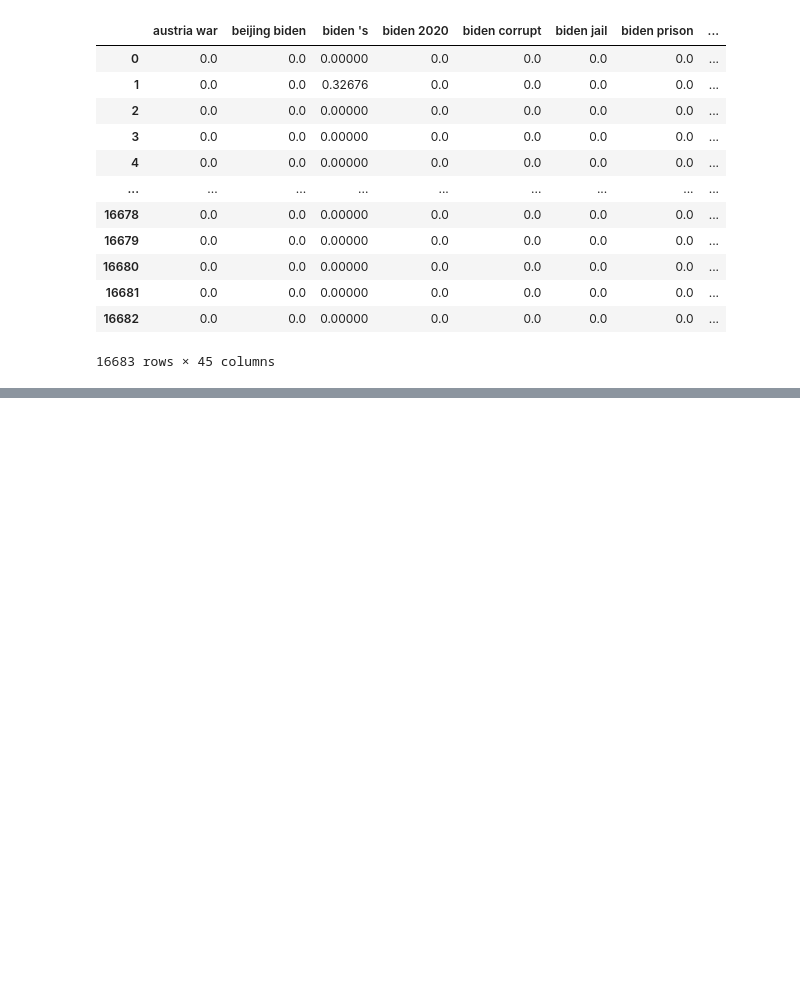
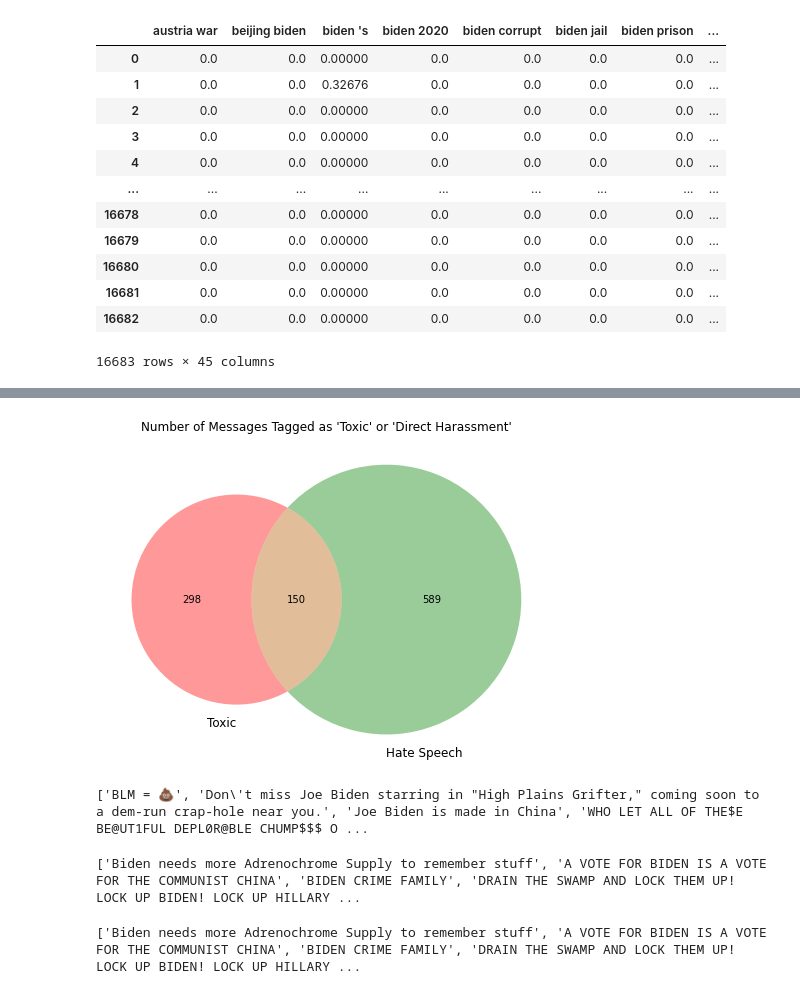
Before and after one commit to feebeef/Twitch-Chat-Log-Toxicity-Analysis, a Jupyter notebook: initial-EDA.ipynb, the cells around one changed output, grey strips where cells are left out. Drawn from its saved outputs; the diff is of its cells as text; code cells hidden in the pictures; blank space fills up the shorter version.

```diff
--- a/initial-EDA.ipynb
+++ b/initial-EDA.ipynb
@@ -276,0 +320,29 @@ memory usage: 2.5+ KB
+# %%
+plt.figure(figsize=(8, 8))
+plt.title("Number of Messages Tagged as 'Toxic' or 'Direct Harassment'")
+venn2(subsets = (t, h, t_h),
+      set_labels=('Toxic', 'Hate Speech'))
+plt.show()
+# %% [output]
+[figure, added]
+# %%
+unl = usa_news
+unl[labels] = df[labels]
+t_df = unl[(unl['Toxic'] == 1) & (unl['Direct Harassment'] == 0)]
+print(list(t_df['message']))
+# %% [output]
+['BLM = 💩', 'Don\'t miss Joe Biden starring in "High Plains Grifter," coming soon to a dem-run crap-hole near you.', 'Joe Biden is made in China', 'WHO LET ALL OF THE$E BE@UT1FUL DEPL0R@BLE CHUMP$$$ O ...
+# %%
+unl = usa_news
+unl[labels] = df[labels]
+h_df = unl[(unl['Toxic'] == 1) & (unl['Direct Harassment'] == 1)]
+print(list(t_df['message']))
+# %% [output]
+['Biden needs more Adrenochrome Supply to remember stuff', 'A VOTE FOR BIDEN IS A VOTE FOR THE COMMUNIST CHINA', 'BIDEN CRIME FAMILY', 'DRAIN THE SWAMP AND LOCK THEM UP! LOCK UP BIDEN! LOCK UP HILLARY ...
+# %%
+unl = usa_news
+unl[labels] = df[labels]
+t_df = unl[(unl['Toxic'] == 0) & (unl['Direct Harassment'] == 1)]
+print(list(t_df['message']))
+# %% [output]
+['Biden needs more Adrenochrome Supply to remember stuff', 'A VOTE FOR BIDEN IS A VOTE FOR THE COMMUNIST CHINA', 'BIDEN CRIME FAMILY', 'DRAIN THE SWAMP AND LOCK THEM UP! LOCK UP BIDEN! LOCK UP HILLARY ...
```
Also changed, not shown: parts of 7 cells of this notebook.
